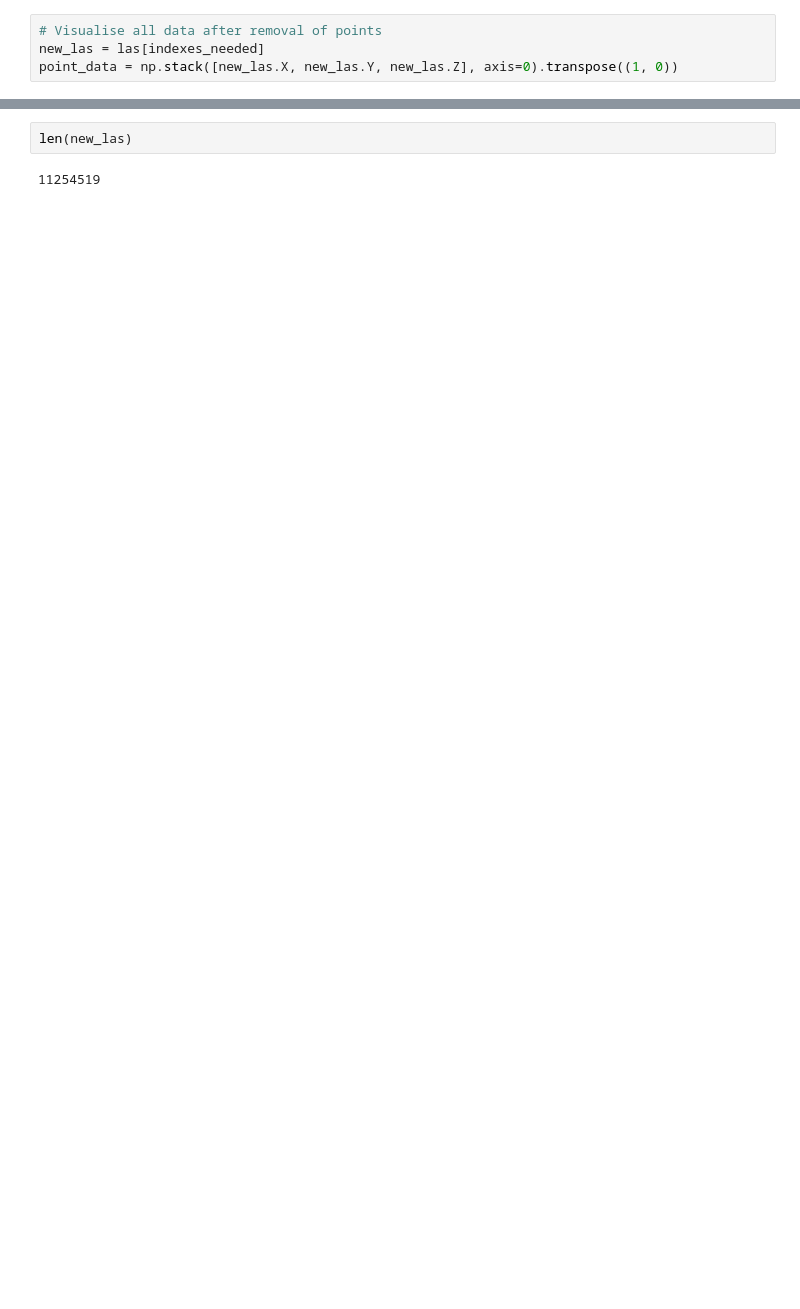
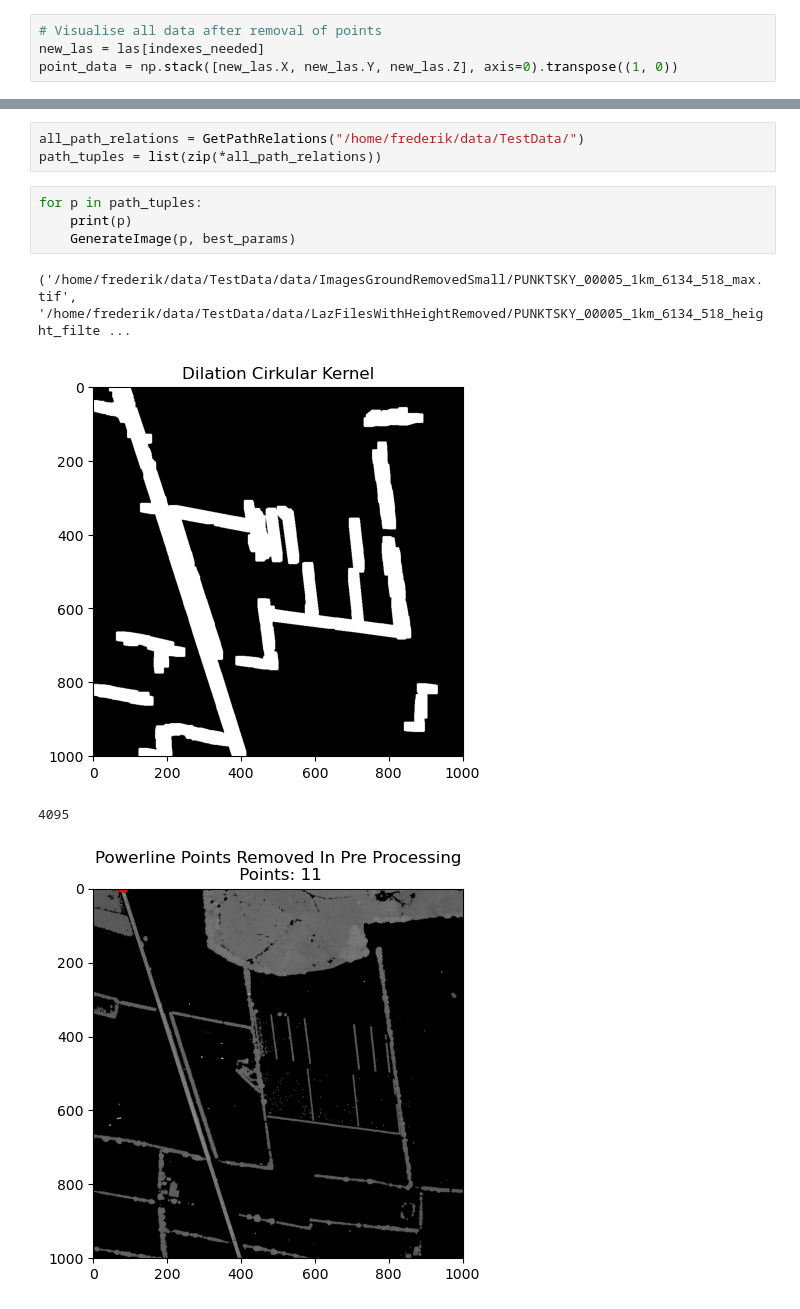
Before and after one commit to j-friis/master-thesis, a Jupyter notebook: Code/ProcessResults.ipynb, the cells around one changed output, grey strips where cells are left out. Saved outputs shown, nothing was run; the diff lists cells and outputs as text; blank space fills up the shorter version.

```diff
--- a/Code/ProcessResults.ipynb
+++ b/Code/ProcessResults.ipynb
@@ -493,4 +707,12 @@ len(new_las[preds == 1])
 # %%
-len(new_las)
+all_path_relations = GetPathRelations("/home/frederik/data/TestData/")
+path_tuples = list(zip(*all_path_relations))
-# %% [output]
-11254519
+# %%
+for p in path_tuples:
+    print(p)
+    GenerateImage(p, best_params)
+# %% [output]
+('/home/frederik/data/TestData/data/ImagesGroundRemovedSmall/PUNKTSKY_00005_1km_6134_518_max.tif', '/home/frederik/data/TestData/data/LazFilesWithHeightRemoved/PUNKTSKY_00005_1km_6134_518_height_filte ...
+[figure, added]
+4095
+[figure, added]
```
Also changed, not shown: parts of 27 cells of this notebook, 2 other files.
